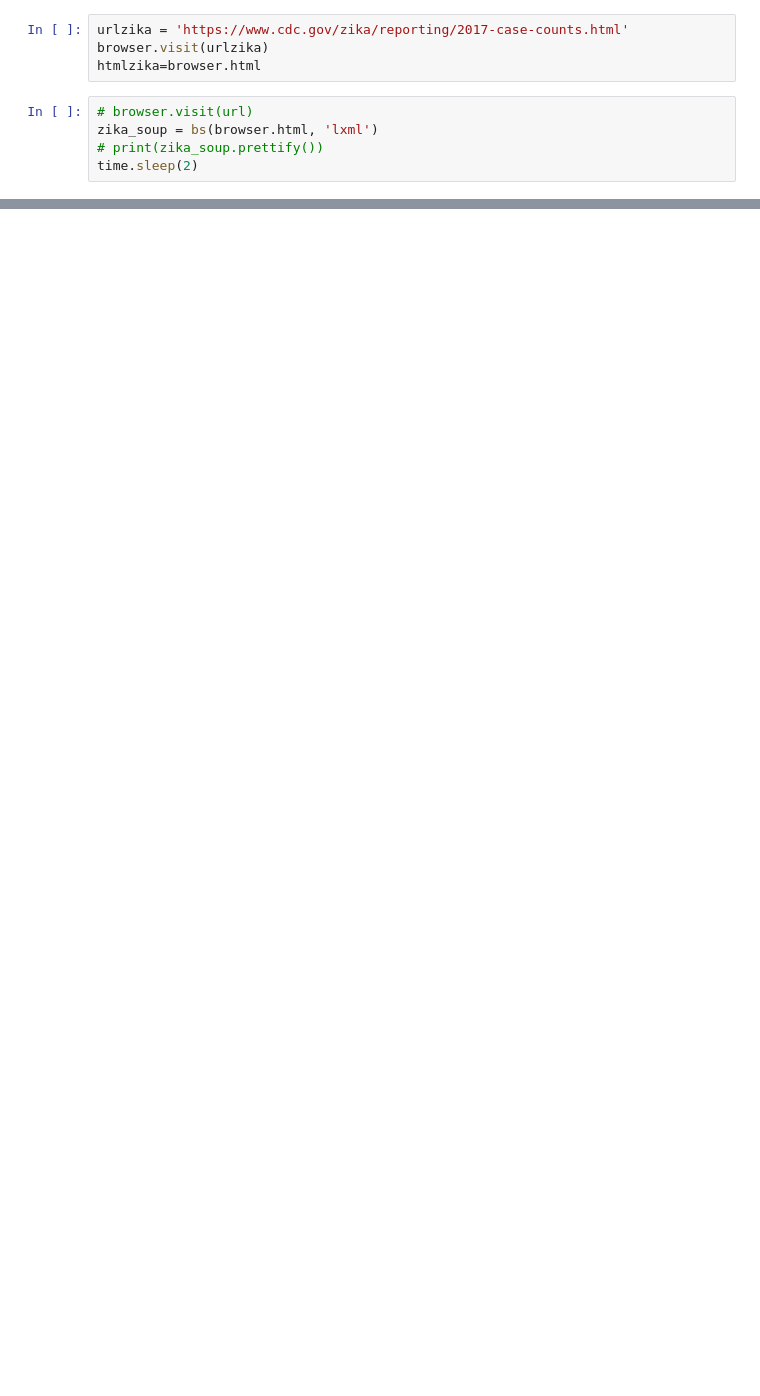
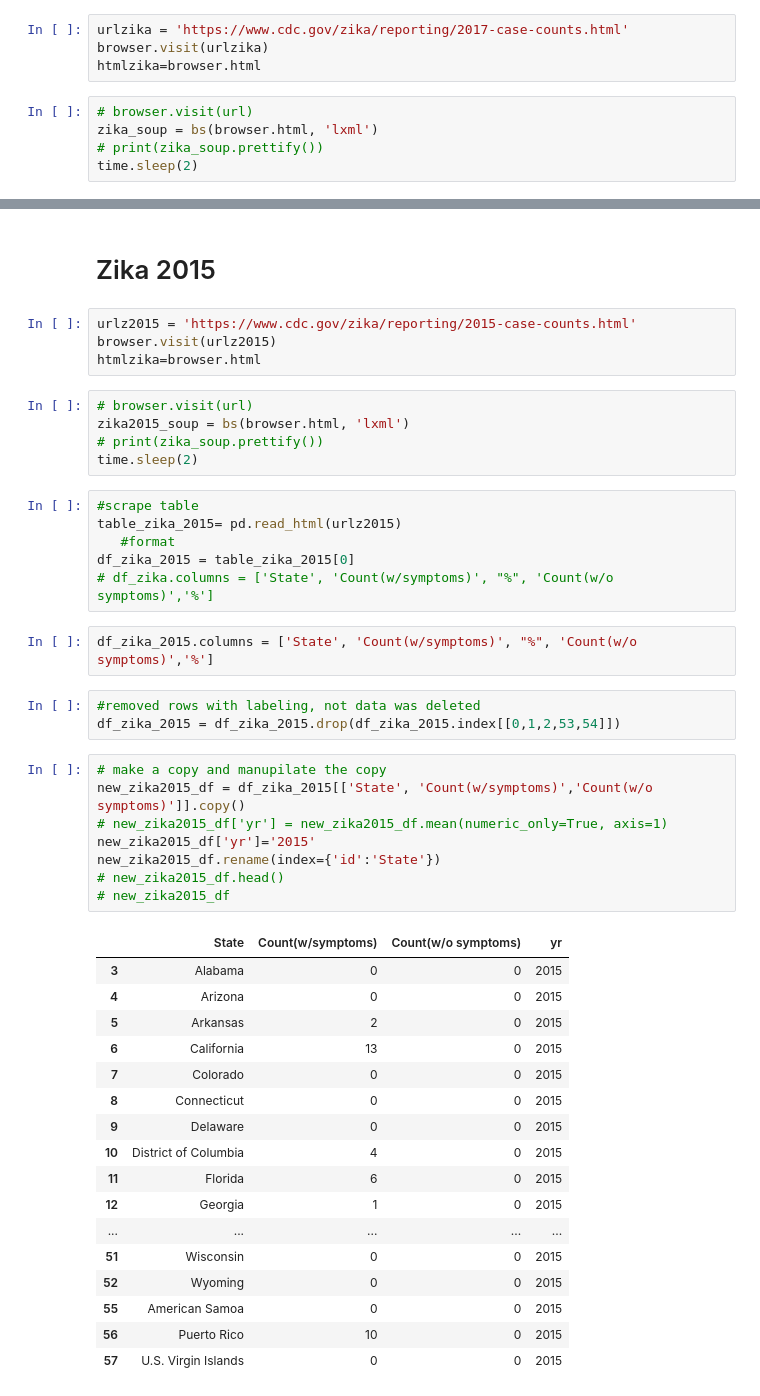
Before and after one commit to kentlum2018/ETL-Project, a Jupyter notebook: Zika .ipynb, the cells around one changed output, grey strips where cells are left out. Drawn from its saved outputs; the diff is of its cells as text; blank space fills up the shorter version.

```diff
--- a/Zika .ipynb
+++ b/Zika .ipynb
@@ -173,0 +134,48 @@ html_table
+# %% [markdown]
+# Zika 2015
+# %%
+urlz2015 = 'https://www.cdc.gov/zika/reporting/2015-case-counts.html'
+browser.visit(urlz2015)
+htmlzika=browser.html
+# %%
+# browser.visit(url)
+zika2015_soup = bs(browser.html, 'lxml')
+# print(zika_soup.prettify())
+time.sleep(2)
+# %%
+#scrape table
+table_zika_2015= pd.read_html(urlz2015)
+   #format
+df_zika_2015 = table_zika_2015[0]
+# df_zika.columns = ['State', 'Count(w/symptoms)', "%", 'Count(w/o symptoms)','%']
+# %%
+df_zika_2015.columns = ['State', 'Count(w/symptoms)', "%", 'Count(w/o symptoms)','%']
+# %%
+#removed rows with labeling, not data was deleted
+df_zika_2015 = df_zika_2015.drop(df_zika_2015.index[[0,1,2,53,54]])
+# %%
+# make a copy and manupilate the copy
+new_zika2015_df = df_zika_2015[['State', 'Count(w/symptoms)','Count(w/o symptoms)']].copy()
+# new_zika2015_df['yr'] = new_zika2015_df.mean(numeric_only=True, axis=1)
+new_zika2015_df['yr']='2015'
+new_zika2015_df.rename(index={'id':'State'})
+# new_zika2015_df.head()
+# new_zika2015_df
+# %% [output]
+|  | State | Count(w/symptoms) | Count(w/o symptoms) | yr |
+| 3 | Alabama | 0 | 0 | 2015 |
+| 4 | Arizona | 0 | 0 | 2015 |
+| 5 | Arkansas | 2 | 0 | 2015 |
+| 6 | California | 13 | 0 | 2015 |
+| 7 | Colorado | 0 | 0 | 2015 |
+| 8 | Connecticut | 0 | 0 | 2015 |
+| 9 | Delaware | 0 | 0 | 2015 |
+| 10 | District of Columbia | 4 | 0 | 2015 |
+| 11 | Florida | 6 | 0 | 2015 |
+| 12 | Georgia | 1 | 0 | 2015 |
+| ... | ... | ... | ... | ... |
+| 51 | Wisconsin | 0 | 0 | 2015 |
+| 52 | Wyoming | 0 | 0 | 2015 |
+| 55 | American Samoa | 0 | 0 | 2015 |
+| 56 | Puerto Rico | 10 | 0 | 2015 |
+| 57 | U.S. Virgin Islands | 0 | 0 | 2015 |
```
Also changed, not shown: parts of 68 cells of this notebook.
